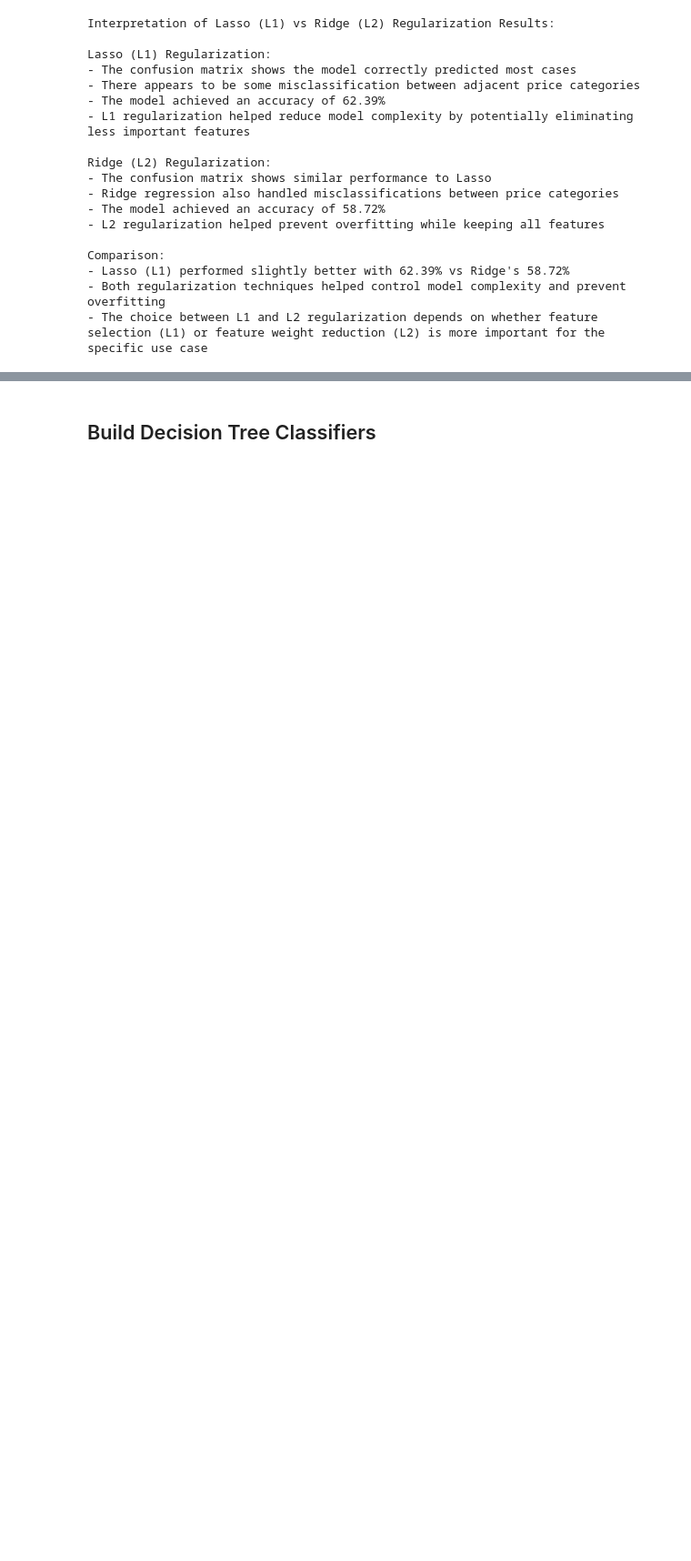
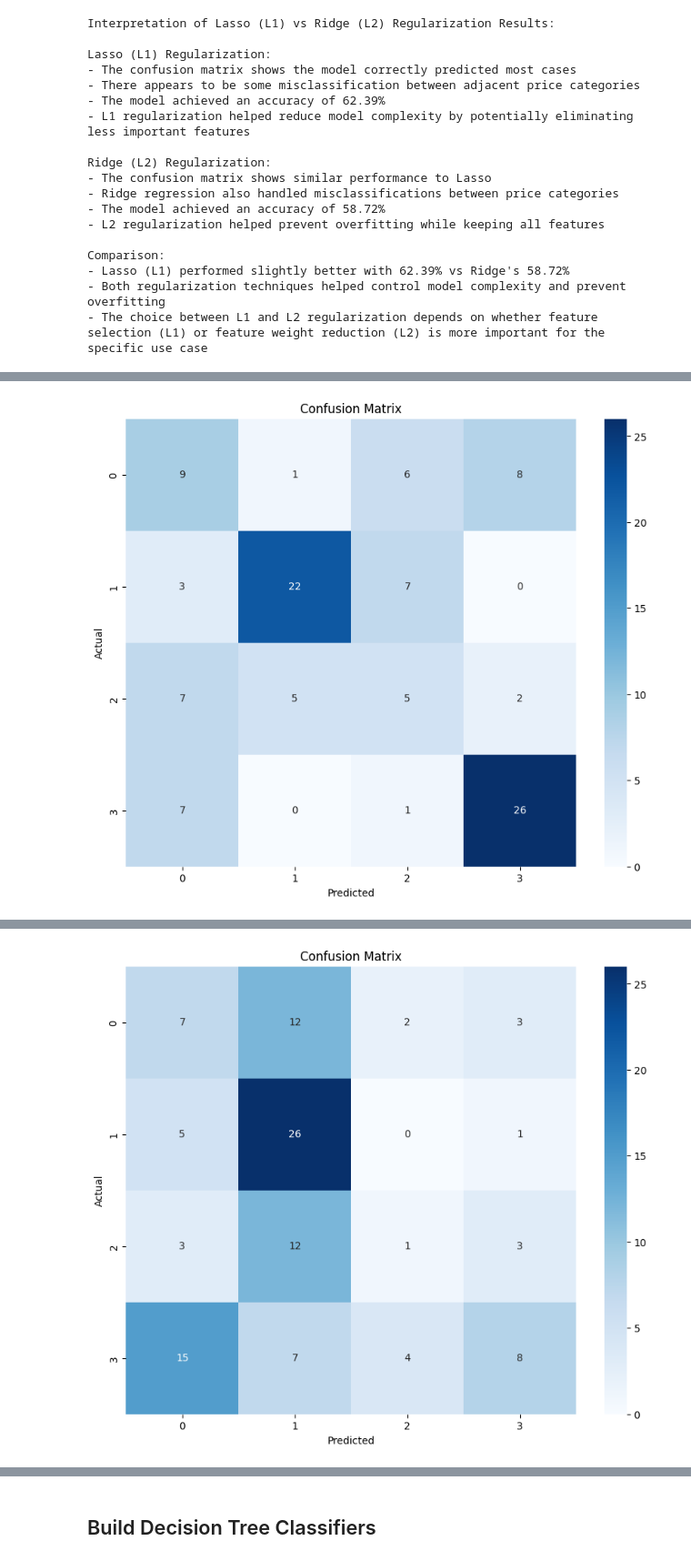
Before and after one commit to sgmalik/ML-Final-Project, a Jupyter notebook: main.ipynb, the cells around one changed output, grey strips where cells are left out. Shown: that part at 91% size. Drawn from its saved outputs; the diff is of its cells as text; code cells hidden in the pictures; blank space fills up the shorter version.

```diff
--- a/main.ipynb
+++ b/main.ipynb
@@ -829,0 +833,74 @@ Comparison:
+# %%
+# implement SVM to improve the model
+# Train the model
+svm = SVC(kernel='linear', class_weight='balanced')
+svm.fit(X_train_log, y_train_log)
+# Make predictions
+y_pred_svm = svm.predict(X_test_log)
+# Evaluate the model
+accuracy_svm = accuracy_score(y_test_log, y_pred_svm)
+print("Support Vector Machine Performance:")
+print(f"Accuracy: {accuracy_svm:.4f}")
+print("\nClassification Report:")
+print(classification_report(y_test_log, y_pred_svm))
+
+# Create confusion matrix
+cm_svm = confusion_matrix(y_test_log, y_pred_svm)
+plt.figure(figsize=(10, 8))
+sns.heatmap(cm_svm, annot=True, fmt='d', cmap='Blues')
+plt.title('Confusion Matrix')
+plt.xlabel('Predicted')
+plt.ylabel('Actual')
+plt.show()
+
+# implement non-linear SVM to improve the model
+# Train the model
+svm_poly = SVC(kernel='poly', degree=3, class_weight='balanced')
+svm_poly.fit(X_train_log, y_train_log)
+# Make predictions
+y_pred_poly = svm_poly.predict(X_test_log)
+# Evaluate the model
+accuracy_poly = accuracy_score(y_test_log, y_pred_poly)
+print("Non-Linear Support Vector Machine Performance:")
+print(f"Accuracy: {accuracy_poly:.4f}")
+print("\nClassification Report:")
+print(classification_report(y_test_log, y_pred_poly))
+
+# Create confusion matrix
+cm_poly = confusion_matrix(y_test_log, y_pred_poly)
+plt.figure(figsize=(10, 8))
+sns.heatmap(cm_poly, annot=True, fmt='d', cmap='Blues')
+plt.title('Confusion Matrix')
+plt.xlabel('Predicted')
+plt.ylabel('Actual')
+plt.show()
+
+# Interpret SVM vs Polynomial SVM Results
+print("\nComparison of SVM Models:")
+print(f"Linear SVM Accuracy: {accuracy_svm:.4f}")
+print(f"Polynomial SVM Accuracy: {accuracy_poly:.4f}")
+
+# Calculate performance difference
+accuracy_diff = accuracy_poly - accuracy_svm
+print(f"\nAccuracy Difference (Polynomial - Linear): {accuracy_diff:.4f}")
+
+# Interpretation
+print("\nInterpretation:")
+if accuracy_poly > accuracy_svm:
+    print("The polynomial SVM performed better than the linear SVM, suggesting non-linear relationships in the data.")
+    print(f"The polynomial kernel improved accuracy by {accuracy_diff:.4f}")
+elif accuracy_poly < accuracy_svm:
+    print("The linear SVM performed better than the polynomial SVM, suggesting mostly linear relationships in the data.")
+    print(f"The linear kernel had better accuracy by {abs(accuracy_diff):.4f}")
+else:
+    print("Both models performed equally, suggesting the polynomial kernel didn't capture additional patterns.")
+
+# Compare confusion matrices
+print("\nConfusion Matrix Comparison:")
+print("Linear SVM had more accurate predictions in:")
+print(f"True Positives: {cm_svm[1,1]} vs {cm_poly[1,1]} for Polynomial")
+print(f"True Negatives: {cm_svm[0,0]} vs {cm_poly[0,0]} for Polynomial")
+print("\nFalse predictions:")
+print(f"False Positives: {cm_svm[0,1]} vs {cm_poly[0,1]} for Polynomial")
+print(f"False Negatives: {cm_svm[1,0]} vs {cm_poly[1,0]} for Polynomial")
+# %% [output]
@@ -829,0 +921 @@ Comparison:
+[figure, added]
@@ -829,0 +936 @@ Comparison:
+[figure, added]
```
Also changed, not shown: parts of 6 cells of this notebook.
